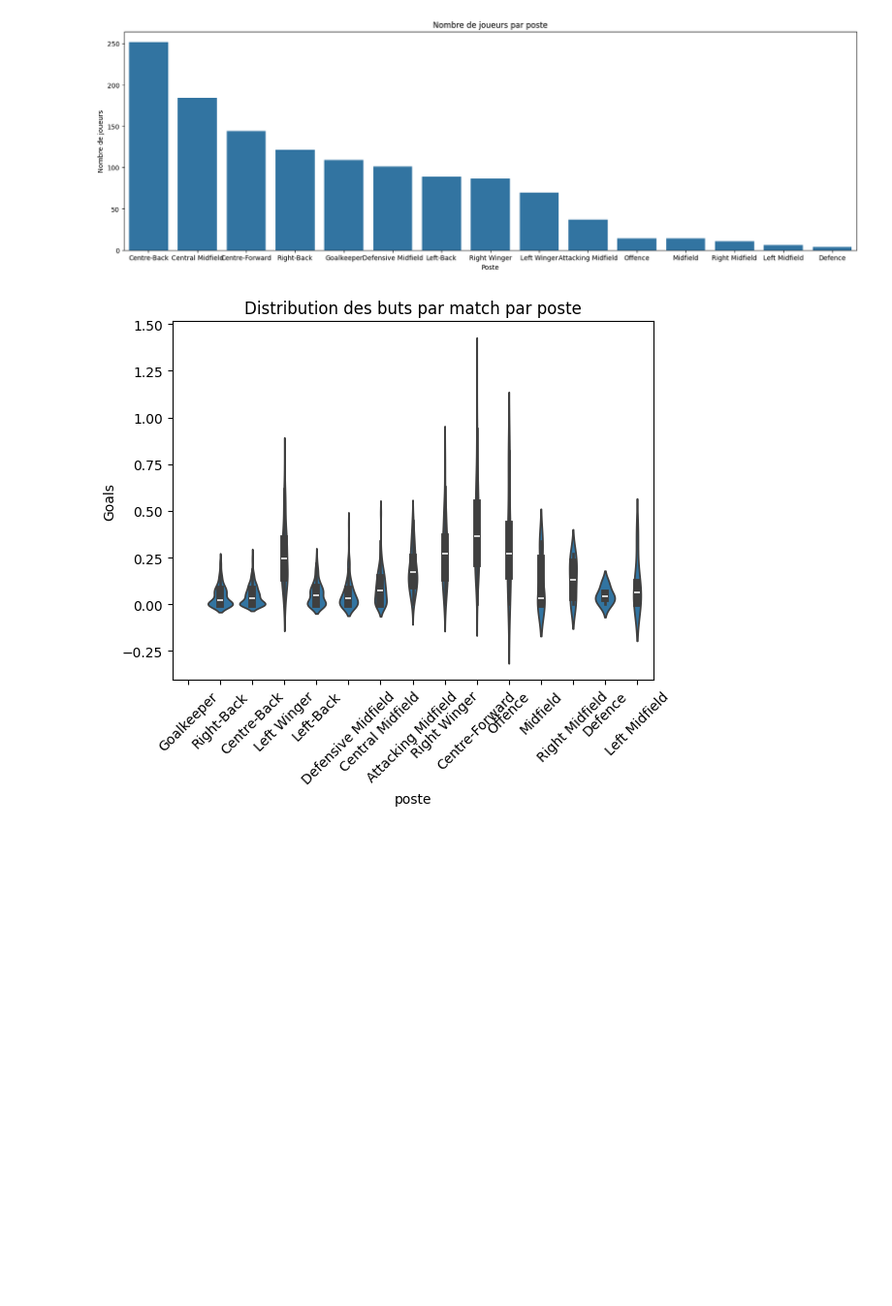
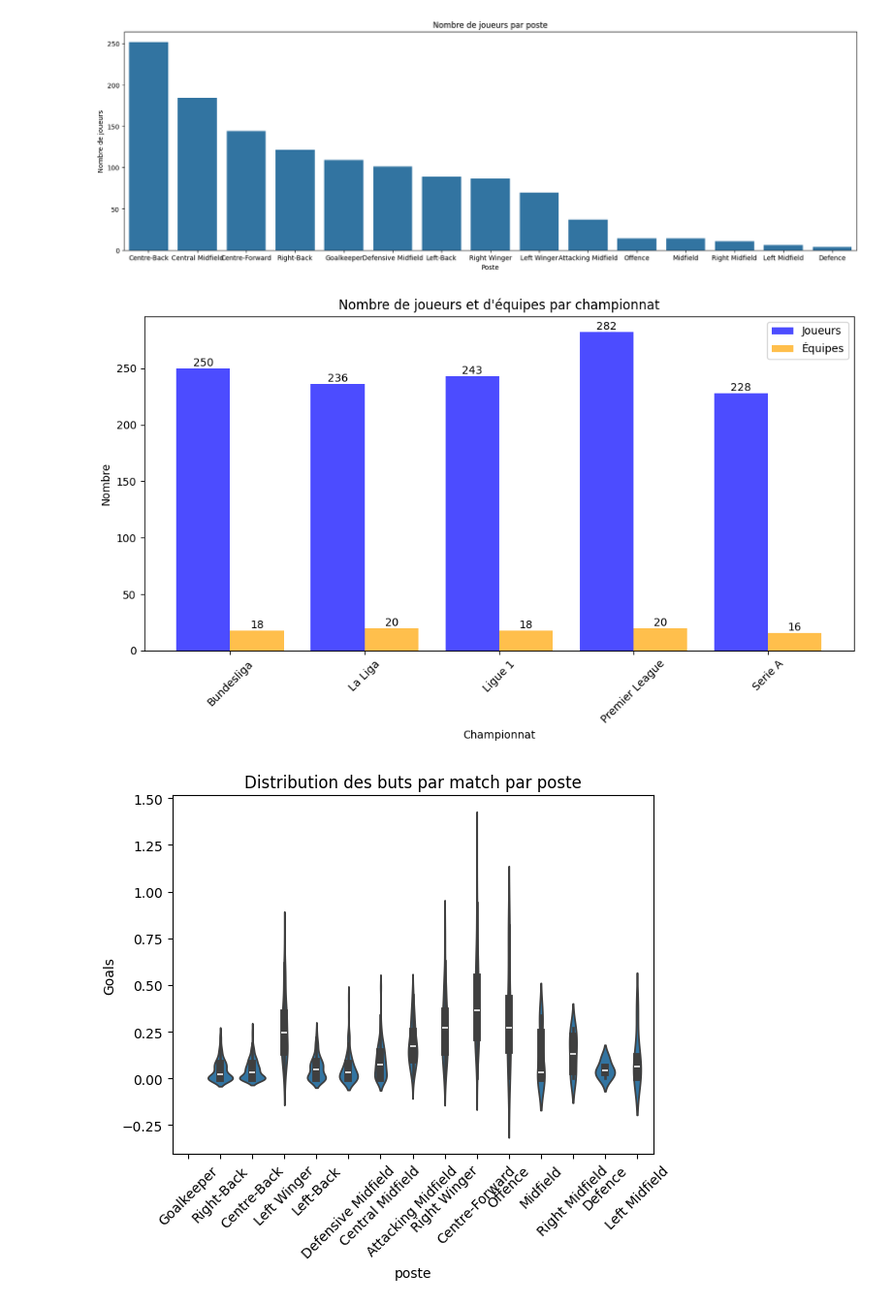
Before and after one commit to BastIA8/VisualisationFootStats, a Jupyter notebook: src/Visualisation.ipynb, the cells around one changed output. Shown at 97% size. Saved outputs shown, nothing was run; the diff lists cells and outputs as text; code cells hidden in the pictures; blank space fills up the shorter version.

```diff
--- a/src/Visualisation.ipynb
+++ b/src/Visualisation.ipynb
@@ -26,3 +24,40 @@ plt.show()
+# %%
+joueurs_par_champ = stats.groupby('championnat')['nom'].count().reset_index()
+joueurs_par_champ.columns = ['championnat', 'Nombre de joueurs']
+
+équipes_par_champ = stats.groupby('championnat')['équipe'].nunique().reset_index()
+équipes_par_champ.columns = ['championnat', 'Nombre d\'équipes']
+
+champ_data = pd.merge(joueurs_par_champ, équipes_par_champ, on='championnat')
+
+x = champ_data['championnat']
+width = 0.4  # Largeur des barres
+
+fig, ax = plt.subplots(figsize=(10, 6))
+
+bar1 = ax.bar(x, champ_data['Nombre de joueurs'], width, label='Joueurs', color='blue', alpha=0.7)
+
+bar2 = ax.bar([i + width for i in range(len(x))], champ_data['Nombre d\'équipes'], width, label='Équipes', color='orange', alpha=0.7)
+
+for bar in bar1:
+    height = bar.get_height()
+    ax.text(bar.get_x() + bar.get_width() / 2, height, f'{height}', ha='center', va='bottom', fontsize=10)
+
+for bar in bar2:
+    height = bar.get_height()
+    ax.text(bar.get_x() + bar.get_width() / 2, height, f'{height}', ha='center', va='bottom', fontsize=10)
+
+ax.set_xlabel('Championnat')
+ax.set_ylabel('Nombre')
+ax.set_title('Nombre de joueurs et d\'équipes par championnat')
+ax.set_xticks([i + width / 2 for i in range(len(x))])
+ax.set_xticklabels(x, rotation=45)
+ax.legend()
+
+plt.tight_layout()
+plt.show()
+# %% [output]
+[figure, added]
 # %%
 sns.violinplot(x='poste', y='Goals', data=stats)
 plt.xticks(rotation=45)
```
Also changed, not shown: parts of 7 cells of this notebook.
